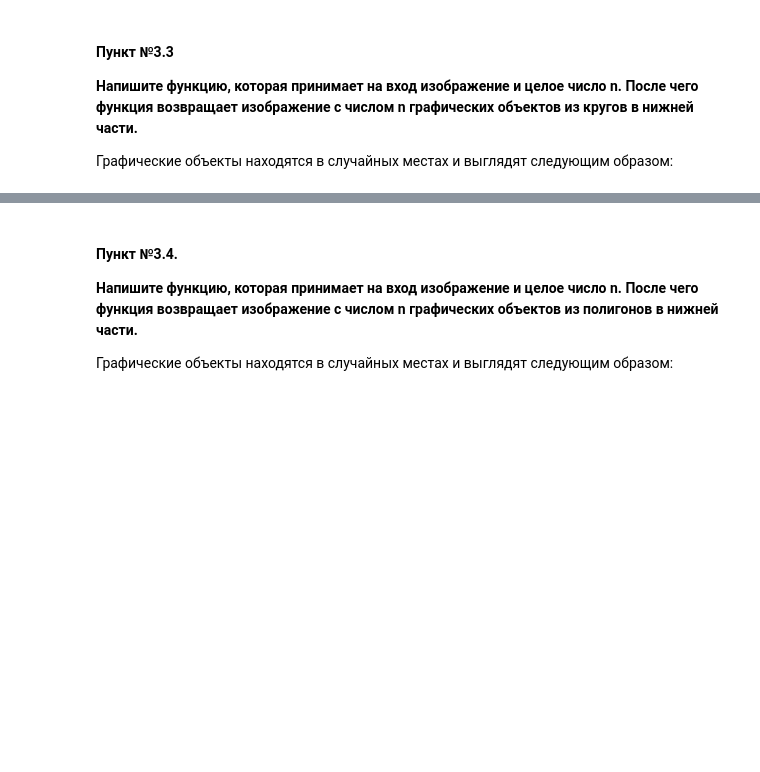
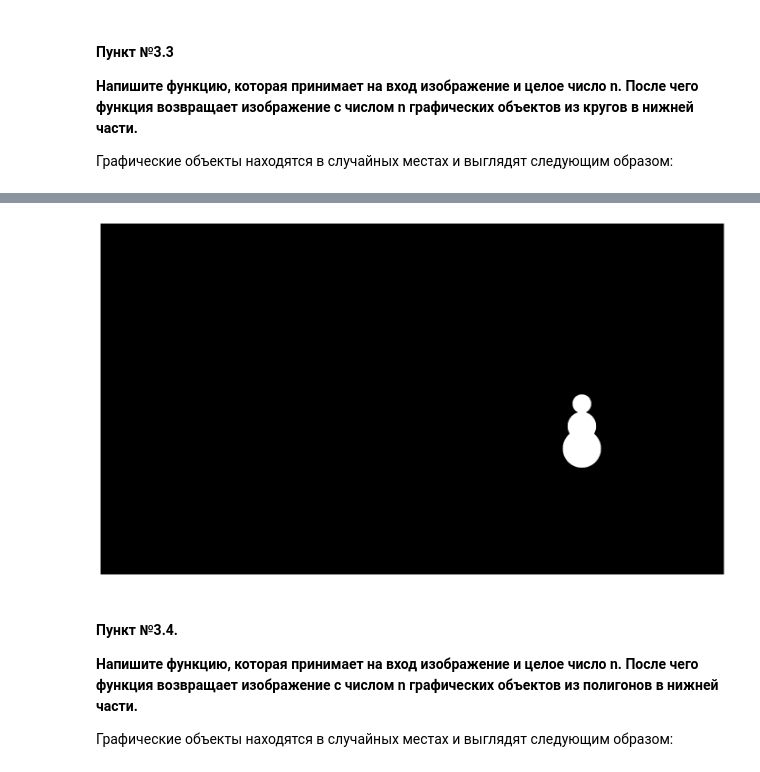
Before and after one commit to vadim13213/image_processing, a Jupyter notebook: 5. Основные методы OpenCV (Часть №2)/Практика/Практическая_работа_№4_Основные_методы_OpenCV_Часть_№2.ipynb, the cells around one changed output, grey strips where cells are left out. Saved outputs shown, nothing was run; the diff lists cells and outputs as text; code cells hidden in the pictures; blank space fills up the shorter version.

```diff
--- a/5. Основные методы OpenCV (Часть №2)/Практика/Практическая_работа_№4_Основные_методы_OpenCV_Часть_№2.ipynb
+++ b/5. Основные методы OpenCV (Часть №2)/Практика/Практическая_работа_№4_Основные_методы_OpenCV_Часть_№2.ipynb
@@ -535,3 +625,33 @@ visualize_interpolation(image)
+# %%
+def draw_snowman(img, n):
+  h, w, _ = img.shape
+  position = h // 2
+  out_img = img.copy()
+
+  circle_radius = random.randint(50, 100)
+  center_x = random.randint(0, w)
+  center_y = random.randint(position, h)
+  pos_step = circle_radius + 10
+  if n >= 5:
+    rad_step = 5
+  else:
+    rad_step = 15
+  for _ in range(n):
+    cv.circle(out_img, (center_x, center_y), circle_radius, (255, 255, 255), -1)
+    circle_radius = circle_radius - rad_step
+    center_y = center_y - pos_step
+
+  return out_img
+
+image = draw_snowman(bg, 3)
+
+plt.figure(figsize=(14, 8))
+plt.imshow(cv.cvtColor(image, cv.COLOR_BGR2RGB))
+plt.axis('off')
+plt.tight_layout()
+plt.show()
+# %% [output]
+[figure, added]
 # %% [markdown]
 #### Пункт №3.4.
 
```
Also changed, not shown: parts of 14 cells of this notebook.
